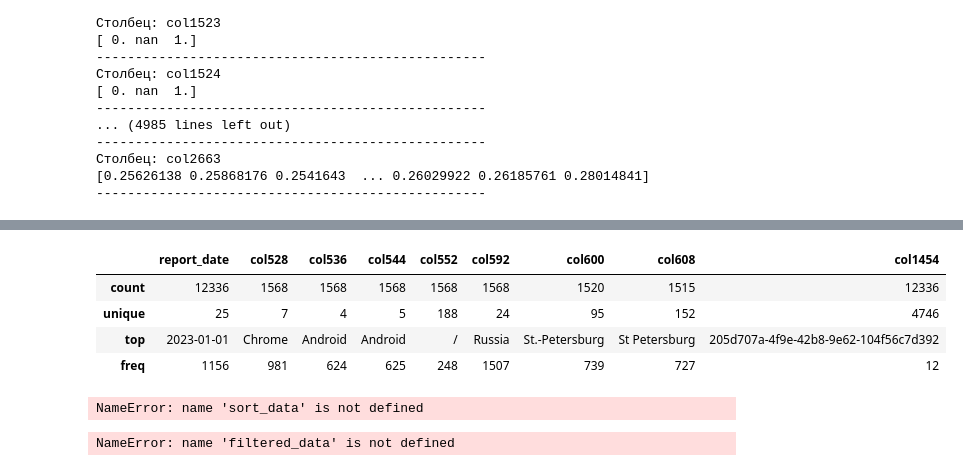
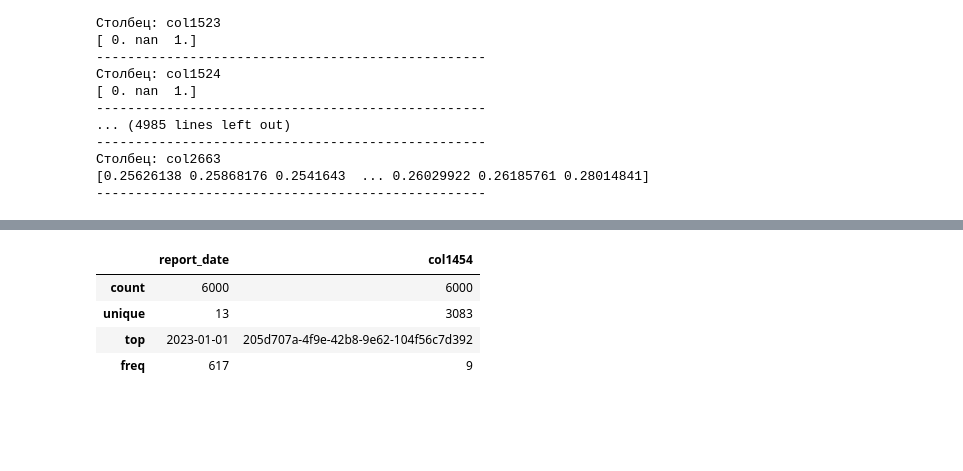
Before and after one commit to Tema13379/2intensiv2, a Jupyter notebook: data.ipynb, the cells around one changed output, grey strips where cells are left out. Cells and saved outputs as stored; diff of their text form; code cells hidden in the pictures; blank space fills up the shorter version.

```diff
--- a/data.ipynb
+++ b/data.ipynb
@@ -117,13 +129,11 @@ filtered_train['non_null_count'] = filtered_train.notnull().sum(axis=1)
 # Сортируем строки по количеству ненулевых значений
 train_sorted = filtered_train.sort_values(by='non_null_count', ascending=False)
 
-# Сохраняем только первые 3000 строк
-filtered_train = train_sorted.head(3000)
+# Сохраняем только первые 6000 строк
+filtered_train = train_sorted.head(6000)
 
 # Удаляем вспомогательный столбец
 filtered_train = filtered_train.drop(columns=['non_null_count'])
 
 # Сохраняем результат (опционально)
 filtered_train.to_csv("filtered_train.csv", index=False)
-
-print("Фильтрация завершена. Сохранено 3000 строк с наибольшим количеством данных.")
@@ -290,0 +217,17 @@ col2662: 37.99%
+# %%
+# Пример обработки выбросов с помощью IQR
+for col in filtered_train.select_dtypes(include=['float64', 'int64']):
+    Q1 = filtered_train[col].quantile(0.25)
+    Q3 = filtered_train[col].quantile(0.75)
+    IQR = Q3 - Q1
+    lower_bound = Q1 - 1.5 * IQR
+    upper_bound = Q3 + 1.5 * IQR
+
+    # Заменяем выбросы на границы
+    filtered_train[col] = np.where(filtered_train[col] < lower_bound, lower_bound, filtered_train[col])
+    filtered_train[col] = np.where(filtered_train[col] > upper_bound, upper_bound, filtered_train[col])
+# %%
+# Заполнение медианой для всех числовых столбцов с пропусками
+for col in filtered_train.select_dtypes(include=['float64', 'int64']):
+    if filtered_train[col].isnull().sum() > 0:
+        filtered_train[col] = filtered_train[col].fillna(filtered_train[col].median())
@@ -291,8 +242,8 @@ col2662: 37.99%
 # %%
-data.describe(include=['object'])
+filtered_train.describe(include=['object'])
 # %% [output]
-|  | report_date | col528 | col536 | col544 | col552 | col592 | col600 | col608 | col1454 |
-| count | 12336 | 1568 | 1568 | 1568 | 1568 | 1568 | 1520 | 1515 | 12336 |
-| unique | 25 | 7 | 4 | 5 | 188 | 24 | 95 | 152 | 4746 |
-| top | 2023-01-01 | Chrome | Android | Android | / | Russia | St.-Petersburg | St Petersburg | 205d707a-4f9e-42b8-9e62-104f56c7d392 |
-| freq | 1156 | 981 | 624 | 625 | 248 | 1507 | 739 | 727 | 12 |
+|  | report_date | col1454 |
+| count | 6000 | 6000 |
+| unique | 13 | 3083 |
+| top | 2023-01-01 | 205d707a-4f9e-42b8-9e62-104f56c7d392 |
+| freq | 617 | 9 |
@@ -311,23 +249,0 @@ filtered_train.to_csv("sort_data.csv", index=False)
-# %%
-sort_data.info()
-# %% [output]
-NameError: name 'sort_data' is not defined
-# %%
-filtered_data = filtered_data.copy()
-
-# Добавляем столбец с количеством ненулевых значений
-filtered_data['non_null_count'] = filtered_data.notnull().sum(axis=1)
-
-# Сортируем строки по количеству ненулевых значений
-data_sorted = filtered_data.sort_values(by='non_null_count', ascending=False)
-
-# Сохраняем только первые 3000 строк
-filtered_data = data_sorted.head(3000)
-
-# Удаляем вспомогательный столбец
-filtered_data = filtered_data.drop(columns=['non_null_count'])
-
-# Сохраняем результат (опционально)
-filtered_data.to_csv("filtered_data.csv", index=False)
-# %% [output]
-NameError: name 'filtered_data' is not defined
```
Also changed, not shown: parts of 25 cells of this notebook.
